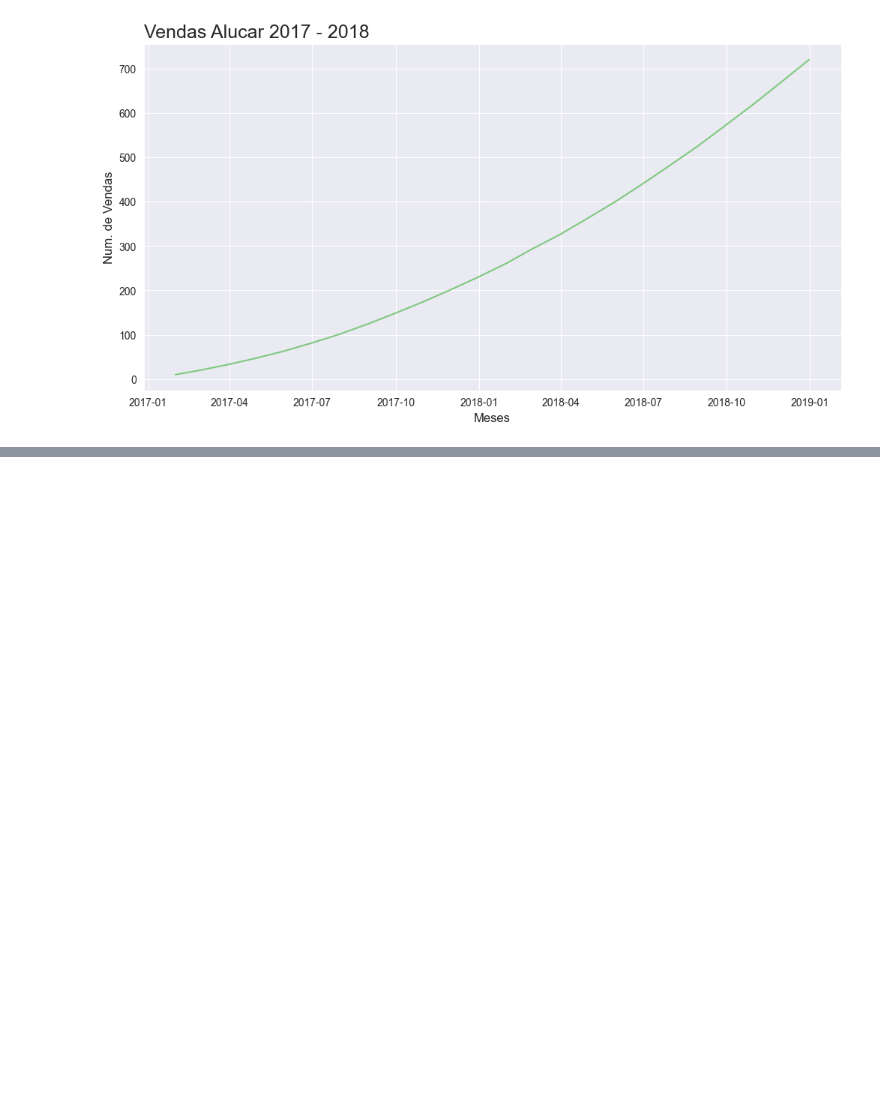
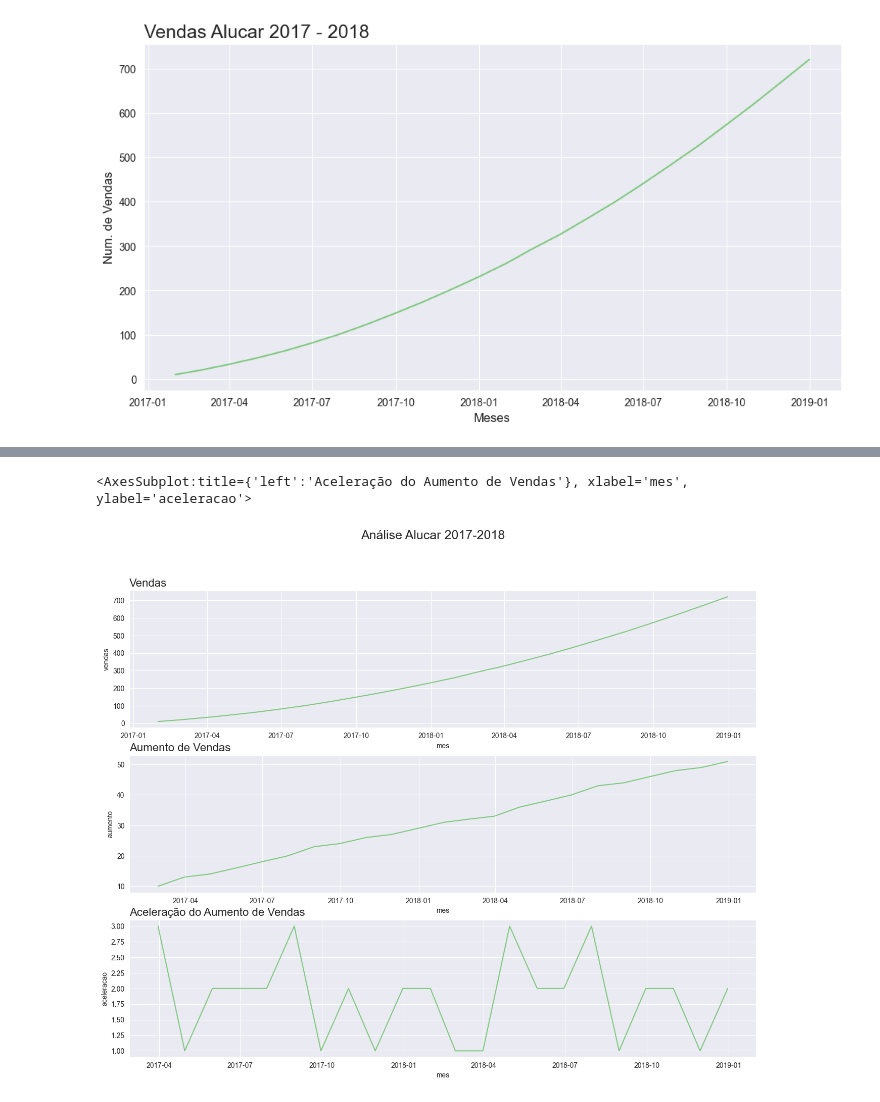
Before and after one commit to PurpleLobster31/Analise-de-series-temporais, a Jupyter notebook: Time Series.ipynb, the cells around one changed output, grey strips where cells are left out. Saved outputs shown, nothing was run; the diff lists cells and outputs as text; code cells hidden in the pictures; blank space fills up the shorter version.

```diff
--- a/Time Series.ipynb
+++ b/Time Series.ipynb
@@ -73,0 +132,15 @@ alucar_linha.figure
+# %%
+graficos = plt.figure(figsize=(16,12))
+graficos.suptitle('Análise Alucar 2017-2018', fontsize = 18)
+alucar_venda= plt.subplot(3,1,1)
+alucar_venda.set_title('Vendas', fontsize = 16, loc='left')
+sns.lineplot(alucar, x='mes', y='vendas')
+alucar_aumento = plt.subplot(3,1,2)
+alucar_aumento.set_title('Aumento de Vendas', fontsize = 16, loc='left')
+sns.lineplot(alucar, x='mes', y='aumento')
+alucar_aceleracao = plt.subplot(3,1,3)
+alucar_aceleracao.set_title('Aceleração do Aumento de Vendas', fontsize = 16, loc='left')
+sns.lineplot(alucar, x='mes', y='aceleracao')
+# %% [output]
+<AxesSubplot:title={'left':'Aceleração do Aumento de Vendas'}, xlabel='mes', ylabel='aceleracao'>
+[figure, added]
```
Also changed, not shown: parts of 17 cells of this notebook.
